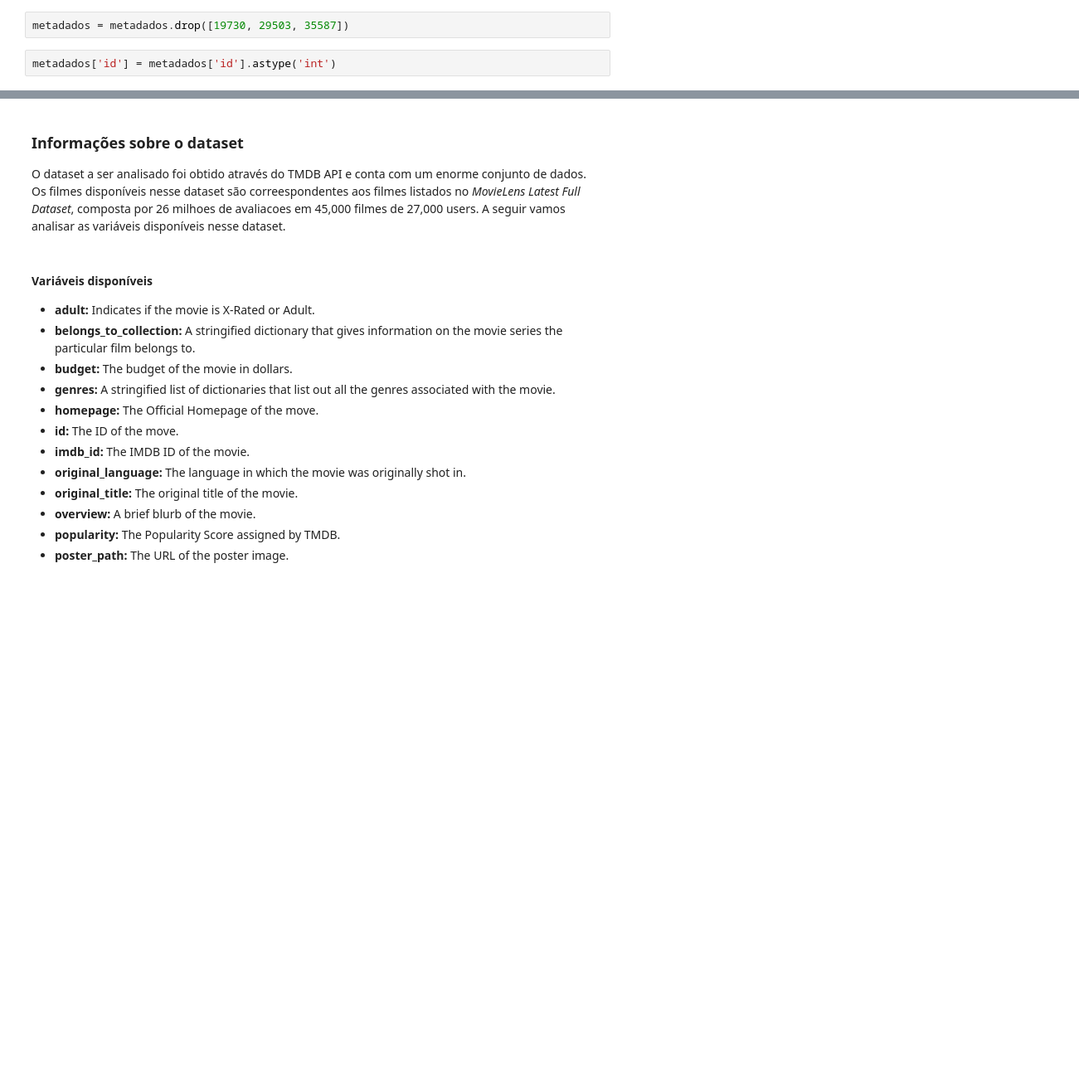
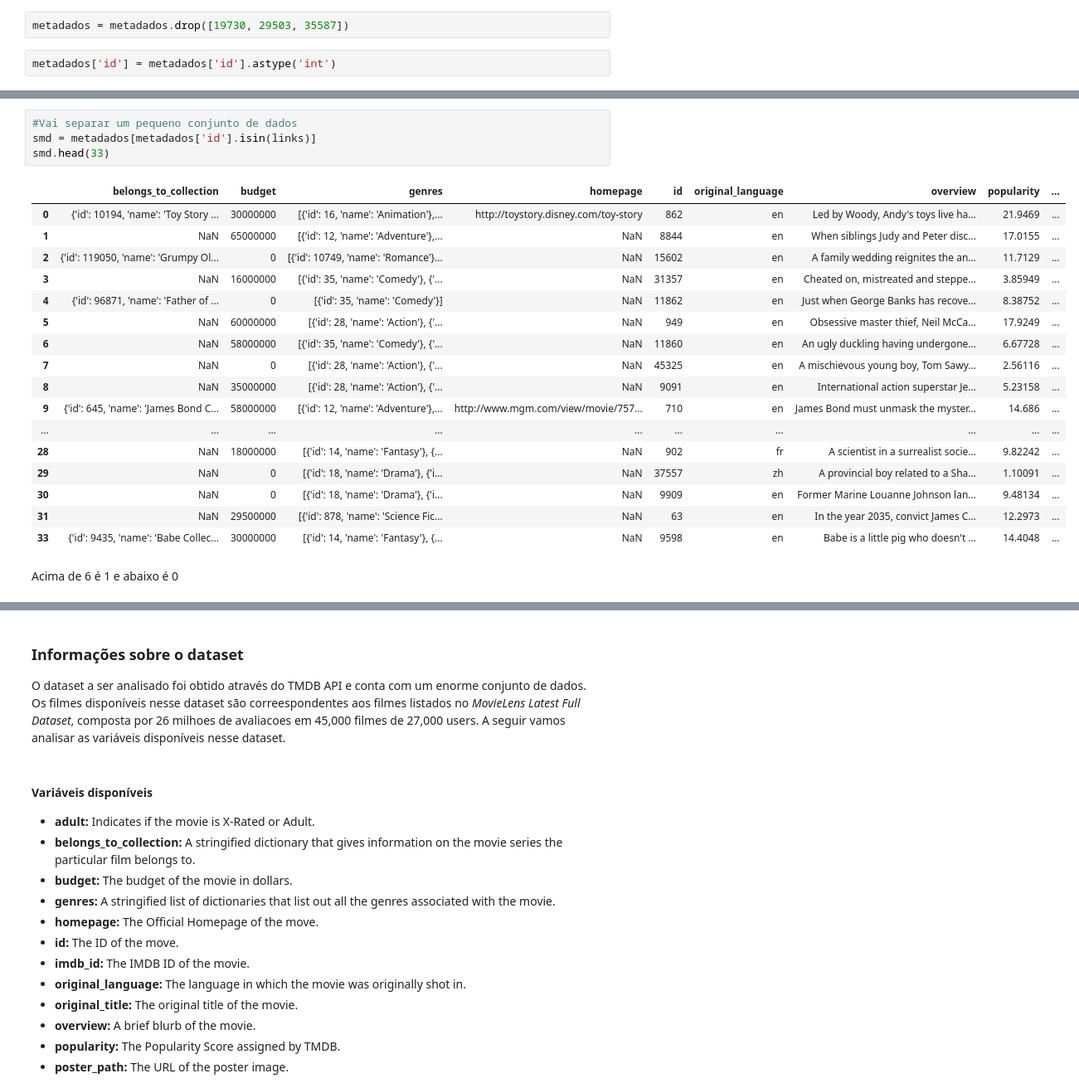
Before and after one commit to beatrizcf2/Classificador_Filmes, a Jupyter notebook: Recomendador_Filmes.ipynb, the cells around one changed output, grey strips where cells are left out. Shown: that part at 83% size. Drawn from its saved outputs; the diff is of its cells as text; blank space fills up the shorter version.

```diff
--- a/Recomendador_Filmes.ipynb
+++ b/Recomendador_Filmes.ipynb
@@ -198,0 +199,24 @@ links.head()
+# %%
+#Vai separar um pequeno conjunto de dados
+smd = metadados[metadados['id'].isin(links)]
+smd.head(33)
+# %% [output]
+|  | belongs_to_collection | budget | genres | homepage | id | original_language | overview | popularity | ... |
+| 0 | {'id': 10194, 'name': 'Toy Story ... | 30000000 | [{'id': 16, 'name': 'Animation'},... | http://toystory.disney.com/toy-story | 862 | en | Led by Woody, Andy's toys live ha... | 21.9469 | ... |
+| 1 | NaN | 65000000 | [{'id': 12, 'name': 'Adventure'},... | NaN | 8844 | en | When siblings Judy and Peter disc... | 17.0155 | ... |
+| 2 | {'id': 119050, 'name': 'Grumpy Ol... | 0 | [{'id': 10749, 'name': 'Romance'}... | NaN | 15602 | en | A family wedding reignites the an... | 11.7129 | ... |
+| 3 | NaN | 16000000 | [{'id': 35, 'name': 'Comedy'}, {'... | NaN | 31357 | en | Cheated on, mistreated and steppe... | 3.85949 | ... |
+| 4 | {'id': 96871, 'name': 'Father of ... | 0 | [{'id': 35, 'name': 'Comedy'}] | NaN | 11862 | en | Just when George Banks has recove... | 8.38752 | ... |
+| 5 | NaN | 60000000 | [{'id': 28, 'name': 'Action'}, {'... | NaN | 949 | en | Obsessive master thief, Neil McCa... | 17.9249 | ... |
+| 6 | NaN | 58000000 | [{'id': 35, 'name': 'Comedy'}, {'... | NaN | 11860 | en | An ugly duckling having undergone... | 6.67728 | ... |
+| 7 | NaN | 0 | [{'id': 28, 'name': 'Action'}, {'... | NaN | 45325 | en | A mischievous young boy, Tom Sawy... | 2.56116 | ... |
+| 8 | NaN | 35000000 | [{'id': 28, 'name': 'Action'}, {'... | NaN | 9091 | en | International action superstar Je... | 5.23158 | ... |
+| 9 | {'id': 645, 'name': 'James Bond C... | 58000000 | [{'id': 12, 'name': 'Adventure'},... | http://www.mgm.com/view/movie/757... | 710 | en | James Bond must unmask the myster... | 14.686 | ... |
+| ... | ... | ... | ... | ... | ... | ... | ... | ... | ... |
+| 28 | NaN | 18000000 | [{'id': 14, 'name': 'Fantasy'}, {... | NaN | 902 | fr | A scientist in a surrealist socie... | 9.82242 | ... |
+| 29 | NaN | 0 | [{'id': 18, 'name': 'Drama'}, {'i... | NaN | 37557 | zh | A provincial boy related to a Sha... | 1.10091 | ... |
+| 30 | NaN | 0 | [{'id': 18, 'name': 'Drama'}, {'i... | NaN | 9909 | en | Former Marine Louanne Johnson lan... | 9.48134 | ... |
+| 31 | NaN | 29500000 | [{'id': 878, 'name': 'Science Fic... | NaN | 63 | en | In the year 2035, convict James C... | 12.2973 | ... |
+| 33 | {'id': 9435, 'name': 'Babe Collec... | 30000000 | [{'id': 14, 'name': 'Fantasy'}, {... | NaN | 9598 | en | Babe is a little pig who doesn't ... | 14.4048 | ... |
+# %% [markdown]
+Acima de 6 é 1 e abaixo é 0
```
Also changed, not shown: parts of 9 cells of this notebook.
